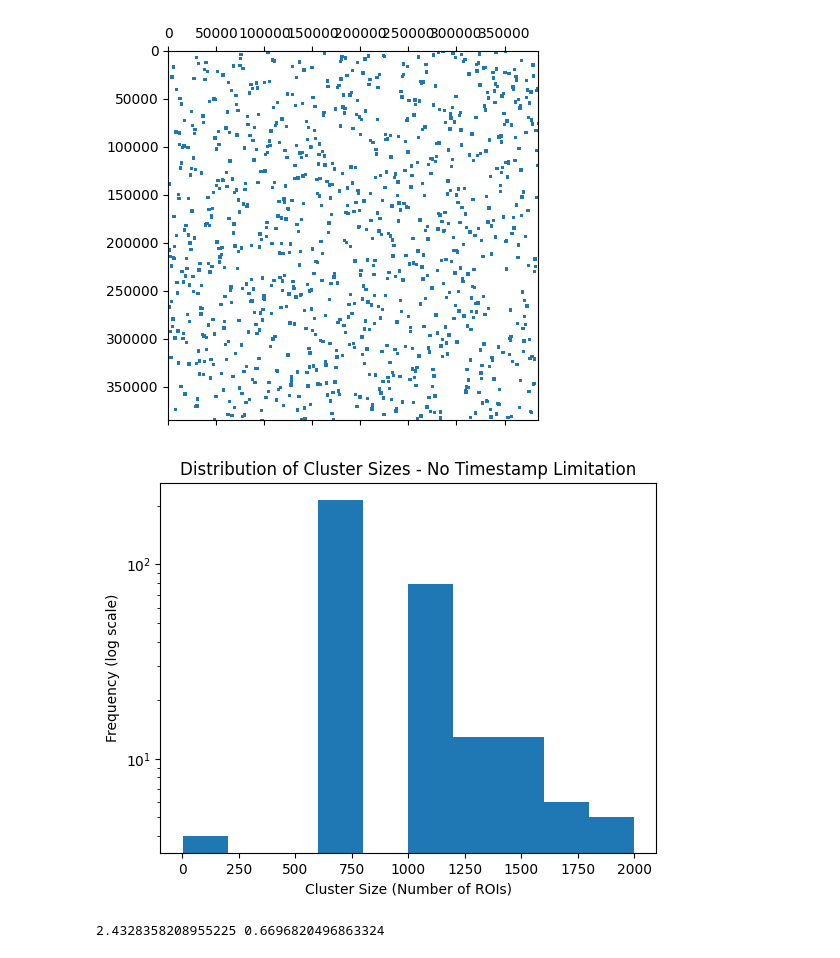
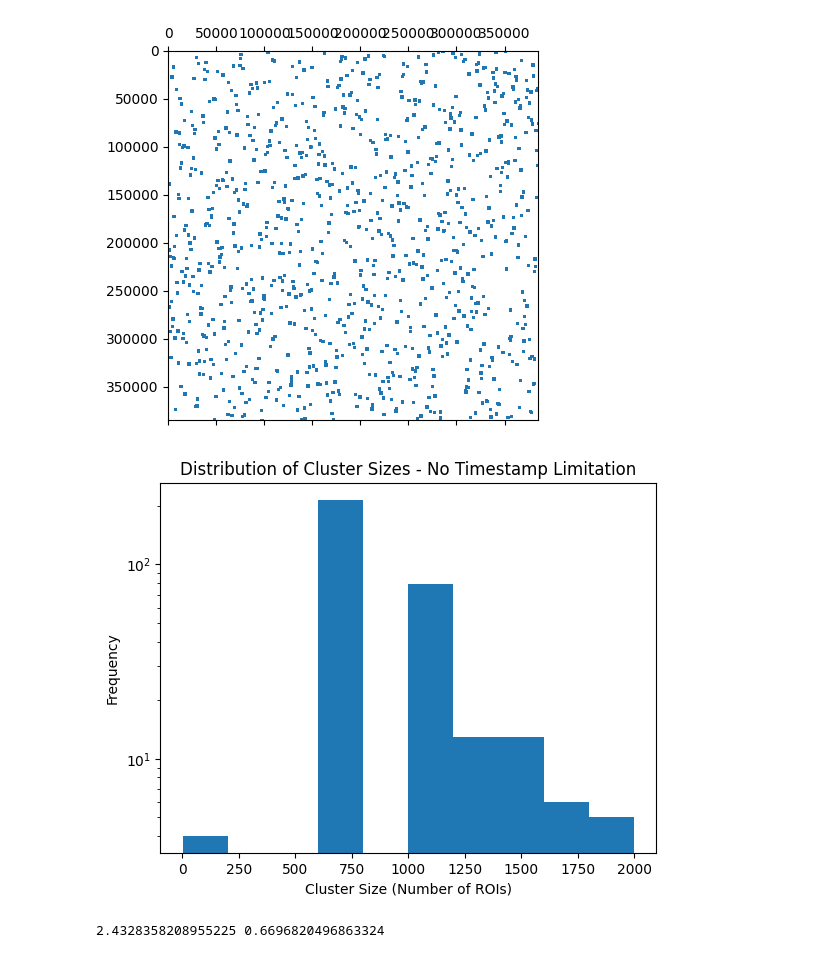
Before and after one commit to nalinir/cv_moving_c_elegans, a Jupyter notebook: clustering.ipynb, the cells around one changed output. Drawn from its saved outputs; the diff is of its cells as text; code cells hidden in the pictures.

```diff
--- a/clustering.ipynb
+++ b/clustering.ipynb
@@ -650,15 +650,15 @@ plt.spy(final_matrix,markersize=1)
 # %%
 clusters_dict.keys()
 lens=[]
 for key, ROIs in clusters_dict.items():
     lens.append(len(ROIs))
 plt.hist(lens,log=True)
 plt.xlabel('Cluster Size (Number of ROIs)')
-plt.ylabel('Frequency (log scale)')
+plt.ylabel('Frequency')
 plt.title('Distribution of Cluster Sizes - No Timestamp Limitation')
-plt.savefig("roi_cluster_sizes_cluster_lim.png")
+plt.savefig("roi_cluster_sizes_no_cluster_lim.png")
 # %% [output]
-[figure, old version]
+[figure, new version]
 # %%
 values_to_remove = all_values - clusters_set
 new_label_map_adj = new_label_map
```
Also changed, not shown: parts of 5 cells of this notebook.
